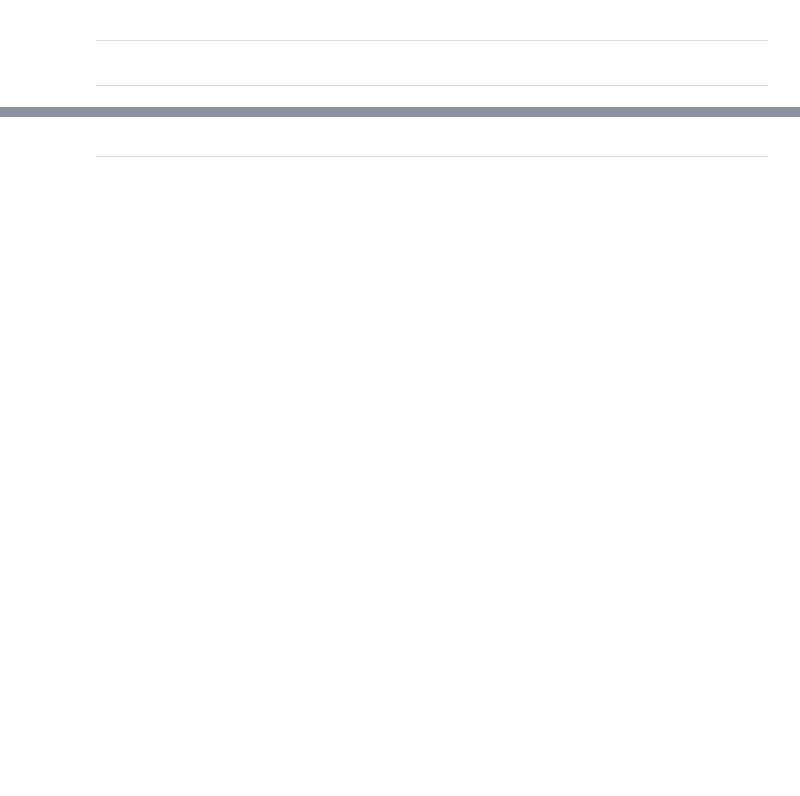
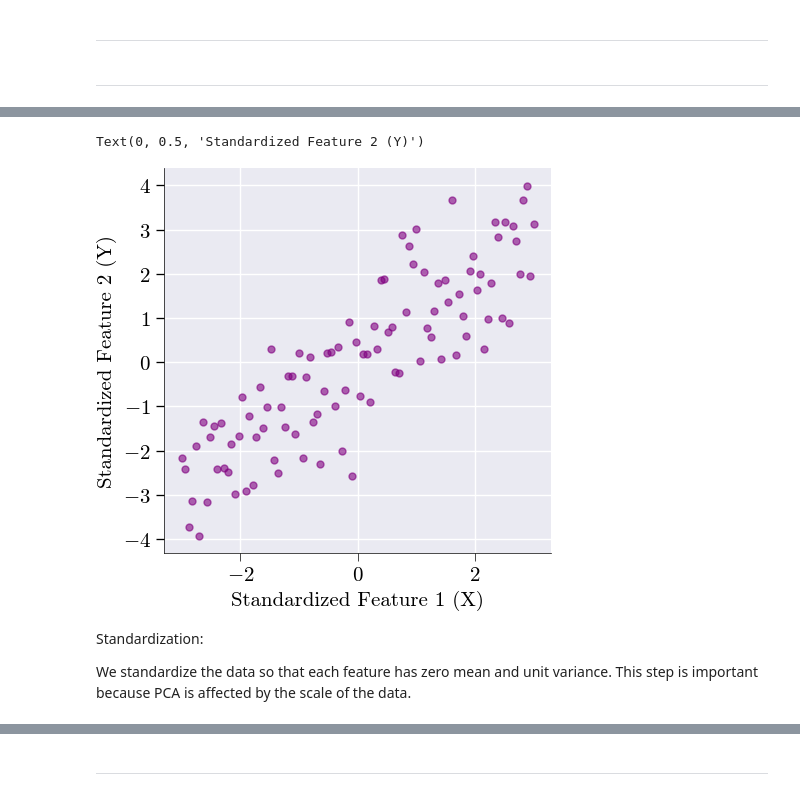
Before and after one commit to TAMIDS-WORKSHOPS/pca_tutorial_tamids, a Jupyter notebook: pca_v2.ipynb, the cells around one changed output, grey strips where cells are left out. Saved outputs shown, nothing was run; the diff lists cells and outputs as text; code cells hidden in the pictures; blank space fills up the shorter version.

```diff
--- a/pca.ipynb
+++ b/pca_v2.ipynb
@@ -373,0 +402,36 @@ PC6: 0.0000
+# %%
+# ===========================
+# 1. Data Generation
+# ===========================
+# We create a dataset with a linear trend and add noise to resemble the data structure.
+
+# Create 100 equally spaced values for x between -3 and 3
+x = np.linspace(-3, 3, 100)
+
+
+# Generate a base linear relationship: y = 0.2x
+# Then add a small noise term to give the trend a slight variation
+y = x + 0.05 * np.random.randn(100)
+
+# Add additional vertical scatter to simulate variability similar to the image
+y_noise = y + np.random.normal(0, 1.0, size=x.shape)
+
+# Combine x and y_noise into a 2D dataset with two features (columns)
+data = np.vstack((x, y_noise)).T
+# %%
+# ===========================
+# 4. Plotting the Data
+# ===========================
+fig, ax = plt.subplots(figsize=(5, 5))
+
+# Plot the standardized data points
+ax.scatter(data[:, 0], data[:, 1], alpha=0.6, color='purple', label='Data',s=25)
+ax.set_xlabel("Standardized Feature 1 (X)")
+ax.set_ylabel("Standardized Feature 2 (Y)")
+# %% [output]
+Text(0, 0.5, 'Standardized Feature 2 (Y)')
+[figure, added]
+# %% [markdown]
+Standardization:
+
+We standardize the data so that each feature has zero mean and unit variance. This step is important because PCA is affected by the scale of the data.
```
Also changed, not shown: parts of 39 cells of this notebook, 3 other files.
